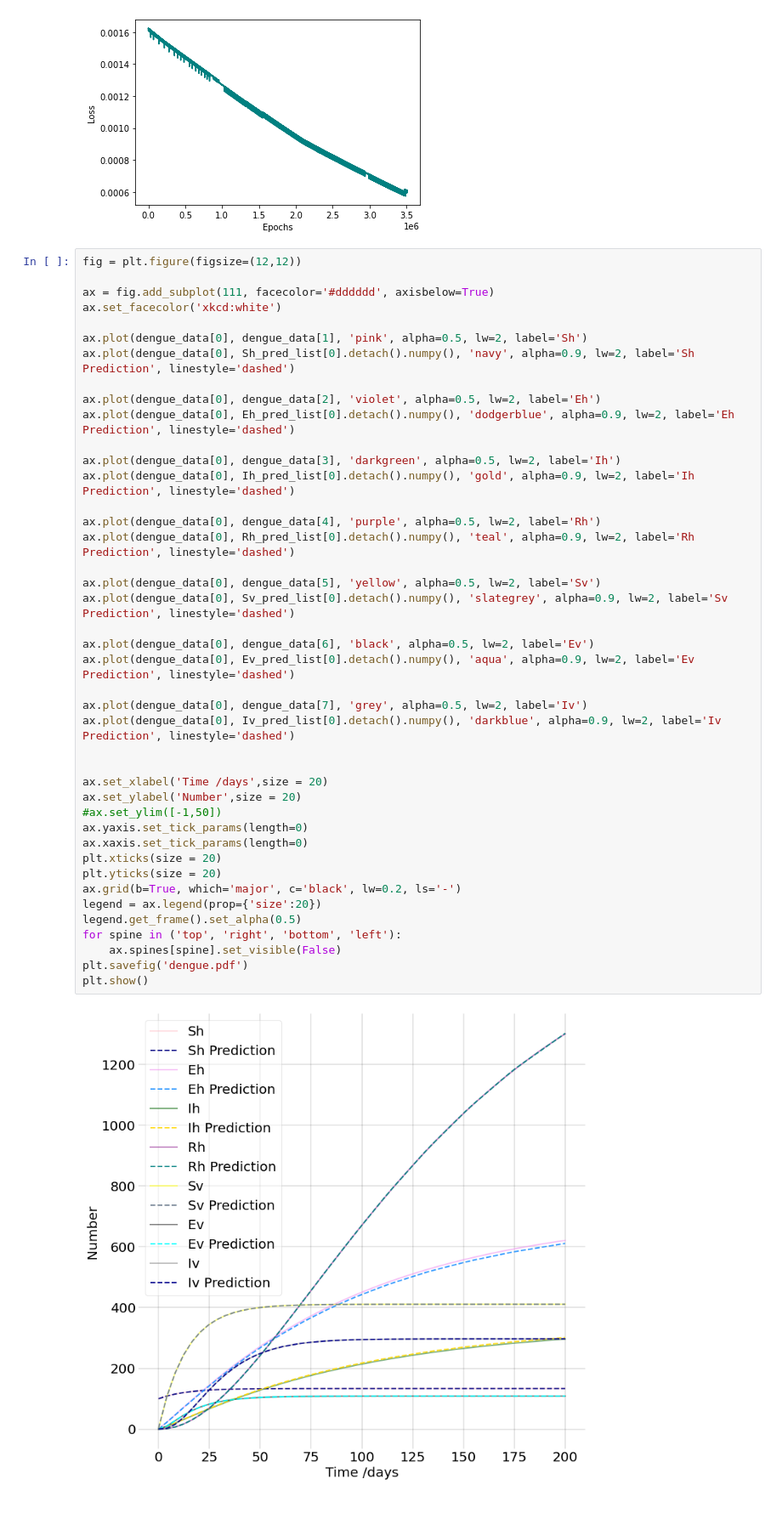
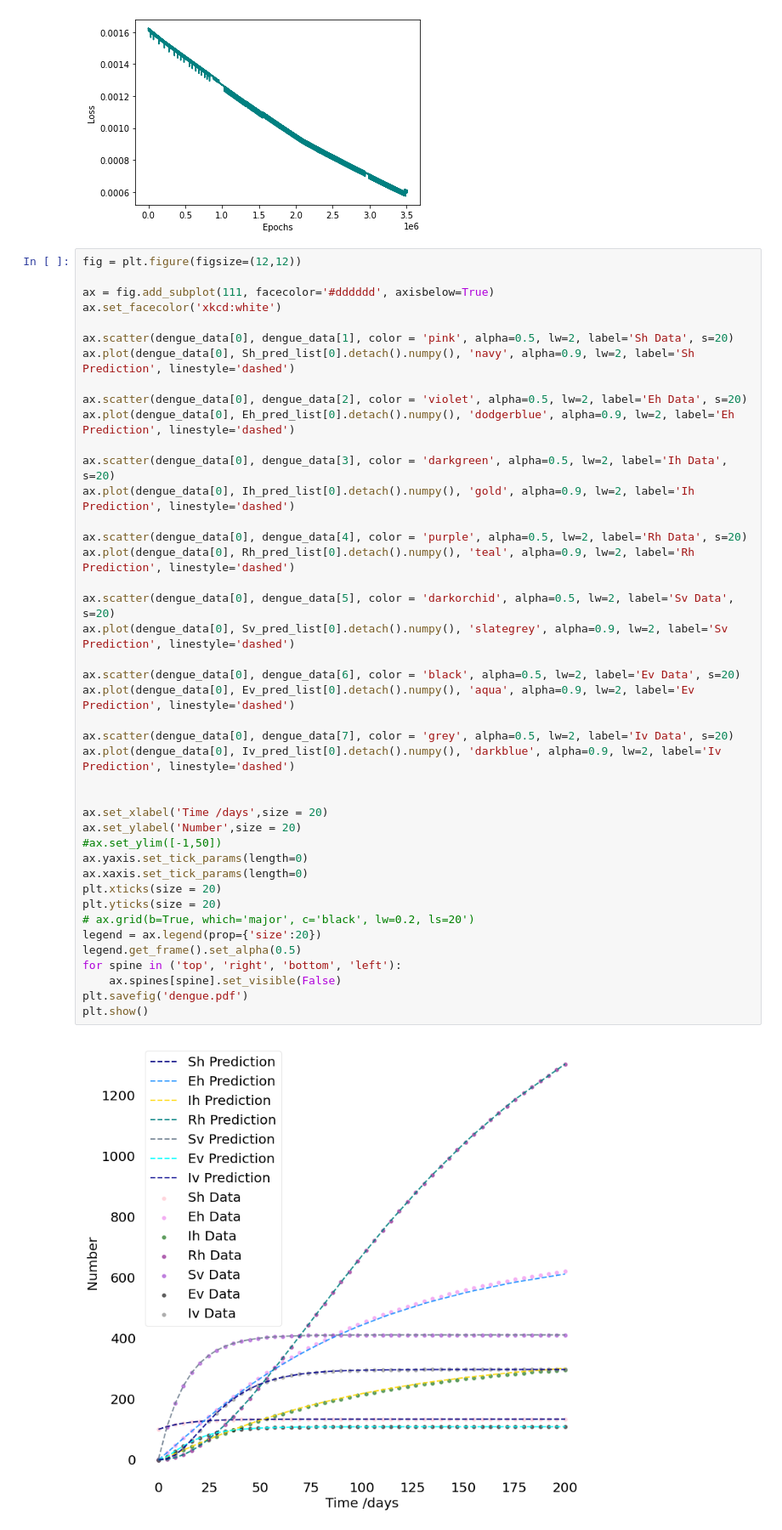
Before and after one commit to Shaier/DINN, a Jupyter notebook: Diseases/dengue/dengue.ipynb, the cells around one changed output. Shown: that part at 85% size. Drawn from its saved outputs; the diff is of its cells as text.

```diff
--- a/Diseases/dengue/dengue.ipynb
+++ b/Diseases/dengue/dengue.ipynb
@@ -358,44 +358,44 @@ fig = plt.figure(figsize=(12,12))
 ax = fig.add_subplot(111, facecolor='#dddddd', axisbelow=True)
 ax.set_facecolor('xkcd:white')
 
-ax.plot(dengue_data[0], dengue_data[1], 'pink', alpha=0.5, lw=2, label='Sh')
+ax.scatter(dengue_data[0], dengue_data[1], color = 'pink', alpha=0.5, lw=2, label='Sh Data', s=20)
 ax.plot(dengue_data[0], Sh_pred_list[0].detach().numpy(), 'navy', alpha=0.9, lw=2, label='Sh Prediction', linestyle='dashed')
 
-ax.plot(dengue_data[0], dengue_data[2], 'violet', alpha=0.5, lw=2, label='Eh')
+ax.scatter(dengue_data[0], dengue_data[2], color = 'violet', alpha=0.5, lw=2, label='Eh Data', s=20)
 ax.plot(dengue_data[0], Eh_pred_list[0].detach().numpy(), 'dodgerblue', alpha=0.9, lw=2, label='Eh Prediction', linestyle='dashed')
 
-ax.plot(dengue_data[0], dengue_data[3], 'darkgreen', alpha=0.5, lw=2, label='Ih')
+ax.scatter(dengue_data[0], dengue_data[3], color = 'darkgreen', alpha=0.5, lw=2, label='Ih Data', s=20)
 ax.plot(dengue_data[0], Ih_pred_list[0].detach().numpy(), 'gold', alpha=0.9, lw=2, label='Ih Prediction', linestyle='dashed')
 
-ax.plot(dengue_data[0], dengue_data[4], 'purple', alpha=0.5, lw=2, label='Rh')
+ax.scatter(dengue_data[0], dengue_data[4], color = 'purple', alpha=0.5, lw=2, label='Rh Data', s=20)
 ax.plot(dengue_data[0], Rh_pred_list[0].detach().numpy(), 'teal', alpha=0.9, lw=2, label='Rh Prediction', linestyle='dashed')
 
-ax.plot(dengue_data[0], dengue_data[5], 'yellow', alpha=0.5, lw=2, label='Sv')
+ax.scatter(dengue_data[0], dengue_data[5], color = 'darkorchid', alpha=0.5, lw=2, label='Sv Data', s=20)
 ax.plot(dengue_data[0], Sv_pred_list[0].detach().numpy(), 'slategrey', alpha=0.9, lw=2, label='Sv Prediction', linestyle='dashed')
 
-ax.plot(dengue_data[0], dengue_data[6], 'black', alpha=0.5, lw=2, label='Ev')
+ax.scatter(dengue_data[0], dengue_data[6], color = 'black', alpha=0.5, lw=2, label='Ev Data', s=20)
 ax.plot(dengue_data[0], Ev_pred_list[0].detach().numpy(), 'aqua', alpha=0.9, lw=2, label='Ev Prediction', linestyle='dashed')
 
-ax.plot(dengue_data[0], dengue_data[7], 'grey', alpha=0.5, lw=2, label='Iv')
+ax.scatter(dengue_data[0], dengue_data[7], color = 'grey', alpha=0.5, lw=2, label='Iv Data', s=20)
 ax.plot(dengue_data[0], Iv_pred_list[0].detach().numpy(), 'darkblue', alpha=0.9, lw=2, label='Iv Prediction', linestyle='dashed')
 
 
 ax.set_xlabel('Time /days',size = 20)
 ax.set_ylabel('Number',size = 20)
 #ax.set_ylim([-1,50])
 ax.yaxis.set_tick_params(length=0)
 ax.xaxis.set_tick_params(length=0)
 plt.xticks(size = 20)
 plt.yticks(size = 20)
-ax.grid(b=True, which='major', c='black', lw=0.2, ls='-')
+# ax.grid(b=True, which='major', c='black', lw=0.2, ls=20')
 legend = ax.legend(prop={'size':20})
 legend.get_frame().set_alpha(0.5)
 for spine in ('top', 'right', 'bottom', 'left'):
     ax.spines[spine].set_visible(False)
 plt.savefig('dengue.pdf')
 plt.show()
 # %% [output]
-[figure, old version]
+[figure, new version]
 # %%
 #vaccination!
 
```
Also changed, not shown: parts of 2 cells of this notebook, 23 other files.
